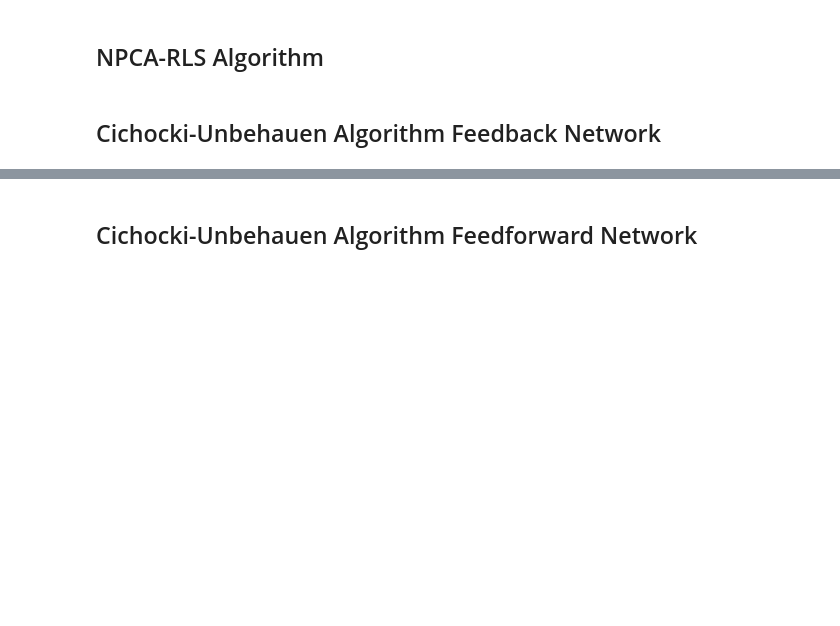
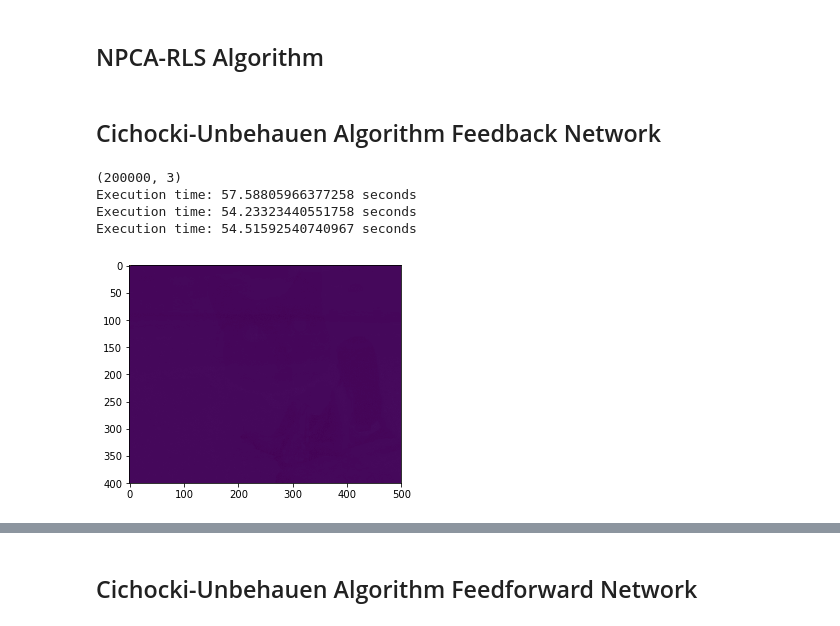
Before and after one commit to crucis/ICA, a Jupyter notebook: Exercicio Imagens - 3.ipynb, the cells around one changed output, grey strips where cells are left out. Cells and saved outputs as stored; diff of their text form; code cells hidden in the pictures; blank space fills up the shorter version.

```diff
--- a/Exercicio Imagens - 3.ipynb
+++ b/Exercicio Imagens - 3.ipynb
@@ -133,5 +145,11 @@ fig.tight_layout()
 # %% [markdown]
 ## Cichocki-Unbehauen Algorithm Feedback Network
 # %%
-[yFeedback, WFeedback] = rgb_ICA(cichocki_Feedback, mixtures, 1e-5)
+[yFeedback, WFeedback] = rgb_ICA(cichocki_Feedback, mixtures, 1.5e-2)
+# %% [output]
+(200000, 3)
+Execution time: 57.58805966377258 seconds
+Execution time: 54.23323440551758 seconds
+Execution time: 54.51592540740967 seconds
+[figure, added]
 # %%
```
Also changed, not shown: parts of 7 cells of this notebook.
